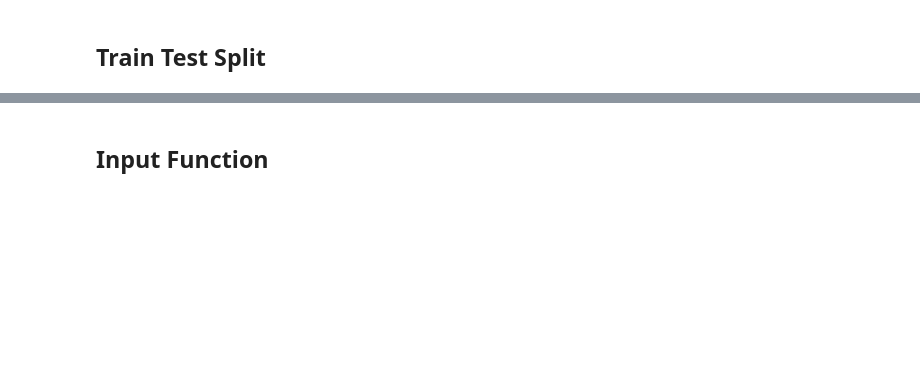
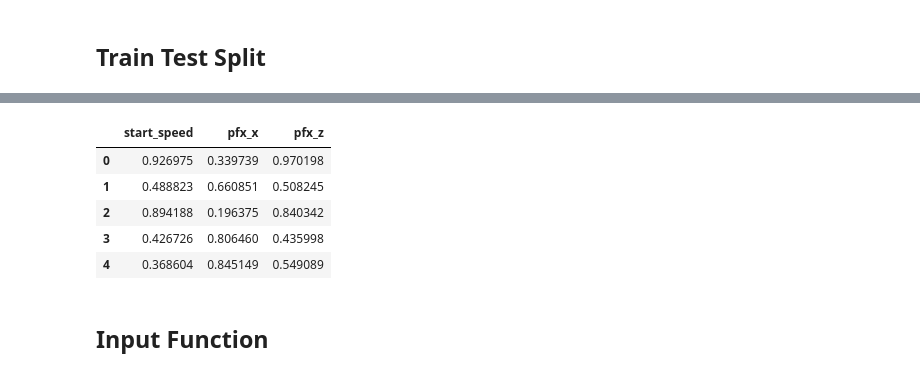
Before and after one commit to tyleragreen/pitch-classifier, a Jupyter notebook: pitch_classifier.ipynb, the cells around one changed output, grey strips where cells are left out. Saved outputs shown, nothing was run; the diff lists cells and outputs as text; code cells hidden in the pictures; blank space fills up the shorter version.

```diff
--- a/pitch_classifier.ipynb
+++ b/pitch_classifier.ipynb
@@ -110,6 +125,13 @@ breaks_away         95 non-null int64
 dtypes: float64(3), int64(1), object(1)
 memory usage: 3.8+ KB
 # %%
-x_data = pitches.drop(['mlbam_pitch_name','breaks_away'], axis=1)
-x_data
+x_data = pitches.drop(['mlbam_pitch_name','pitch_type'], axis=1)
+x_data.head()
+# %% [output]
+|  | start_speed | pfx_x | pfx_z |
+| 0 | 0.926975 | 0.339739 | 0.970198 |
+| 1 | 0.488823 | 0.660851 | 0.508245 |
+| 2 | 0.894188 | 0.196375 | 0.840342 |
+| 3 | 0.426726 | 0.806460 | 0.435998 |
+| 4 | 0.368604 | 0.845149 | 0.549089 |
 # %%
```
Also changed, not shown: parts of 13 cells of this notebook.
